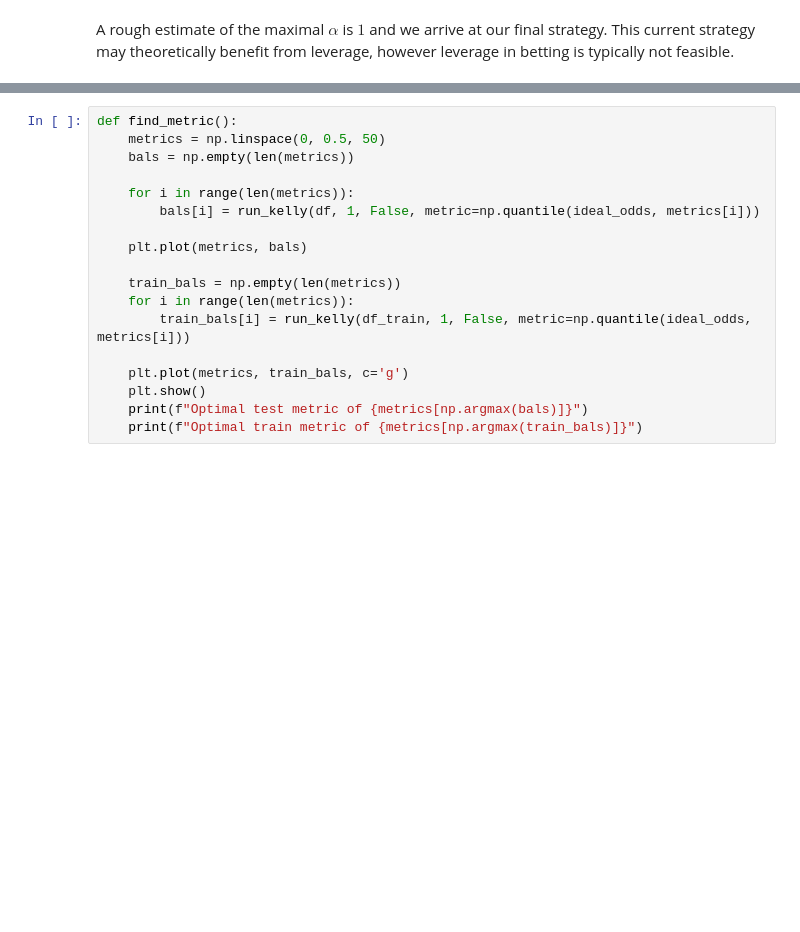
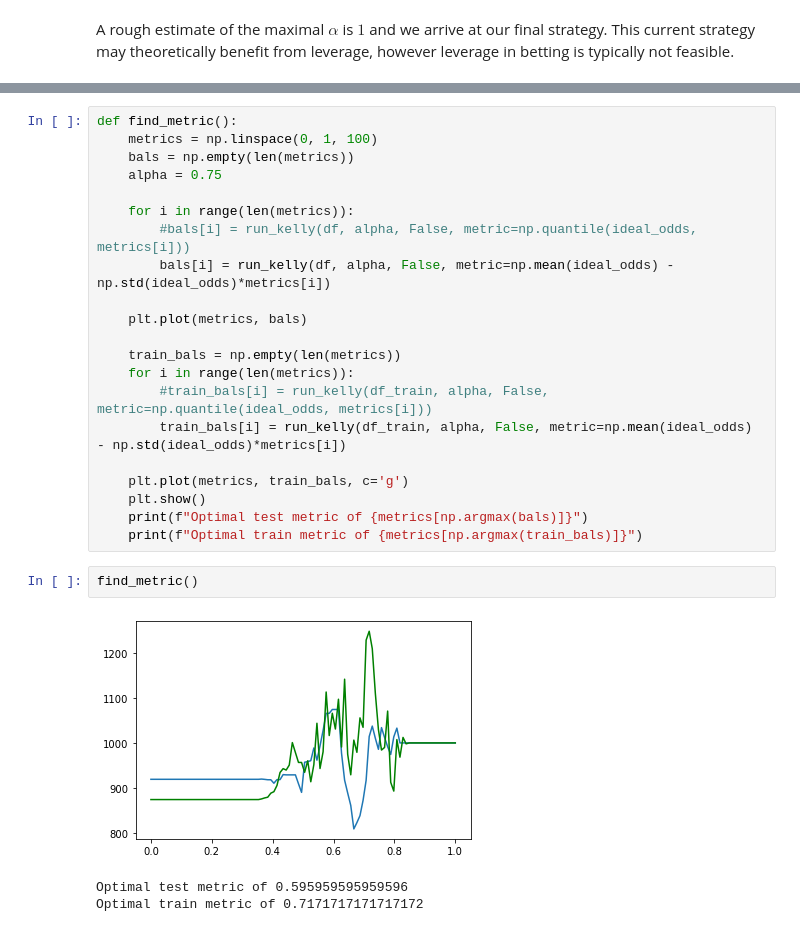
Before and after one commit to nerrma/betting-backtest, a Jupyter notebook: kelly_backtest.ipynb, the cells around one changed output, grey strips where cells are left out. Drawn from its saved outputs; the diff is of its cells as text; blank space fills up the shorter version.

```diff
--- a/kelly_backtest.ipynb
+++ b/kelly_backtest.ipynb
@@ -217,18 +237,27 @@ This strategy had a winning rate of 82.35%
 # %%
 def find_metric():
-    metrics = np.linspace(0, 0.5, 50)
+    metrics = np.linspace(0, 1, 100)
     bals = np.empty(len(metrics))
+    alpha = 0.75
 
     for i in range(len(metrics)):
-        bals[i] = run_kelly(df, 1, False, metric=np.quantile(ideal_odds, metrics[i]))
+        #bals[i] = run_kelly(df, alpha, False, metric=np.quantile(ideal_odds, metrics[i]))
+        bals[i] = run_kelly(df, alpha, False, metric=np.mean(ideal_odds) - np.std(ideal_odds)*metrics[i])
 
     plt.plot(metrics, bals)
 
     train_bals = np.empty(len(metrics))
     for i in range(len(metrics)):
-        train_bals[i] = run_kelly(df_train, 1, False, metric=np.quantile(ideal_odds, metrics[i]))
+        #train_bals[i] = run_kelly(df_train, alpha, False, metric=np.quantile(ideal_odds, metrics[i]))
+        train_bals[i] = run_kelly(df_train, alpha, False, metric=np.mean(ideal_odds) - np.std(ideal_odds)*metrics[i])
 
     plt.plot(metrics, train_bals, c='g')
     plt.show()
     print(f"Optimal test metric of {metrics[np.argmax(bals)]}")
     print(f"Optimal train metric of {metrics[np.argmax(train_bals)]}")
+# %%
+find_metric()
+# %% [output]
+[figure, added]
+Optimal test metric of 0.595959595959596
+Optimal train metric of 0.7171717171717172
```
Also changed, not shown: parts of 5 cells of this notebook, 1 other file.
